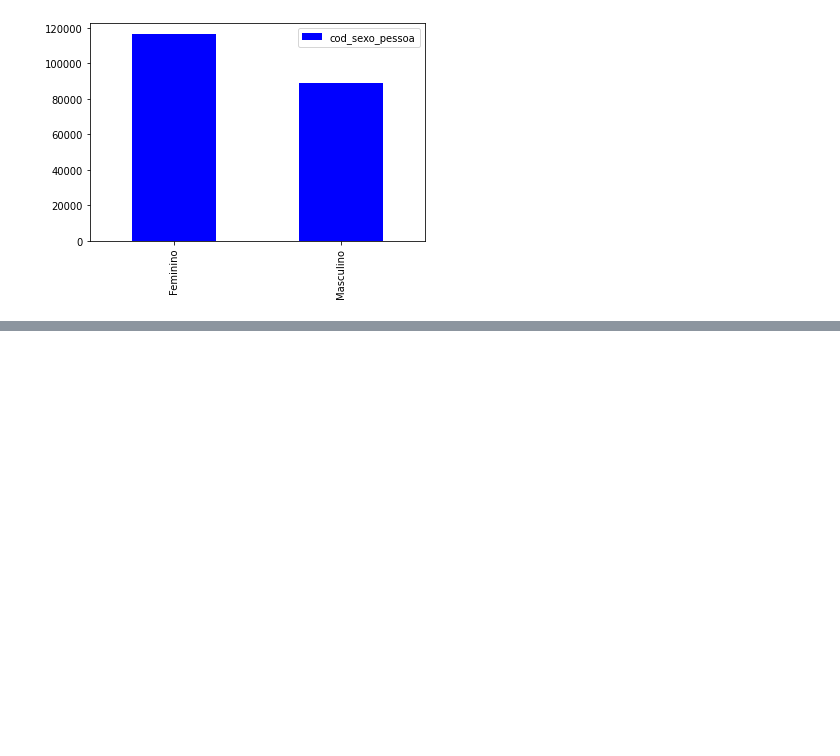
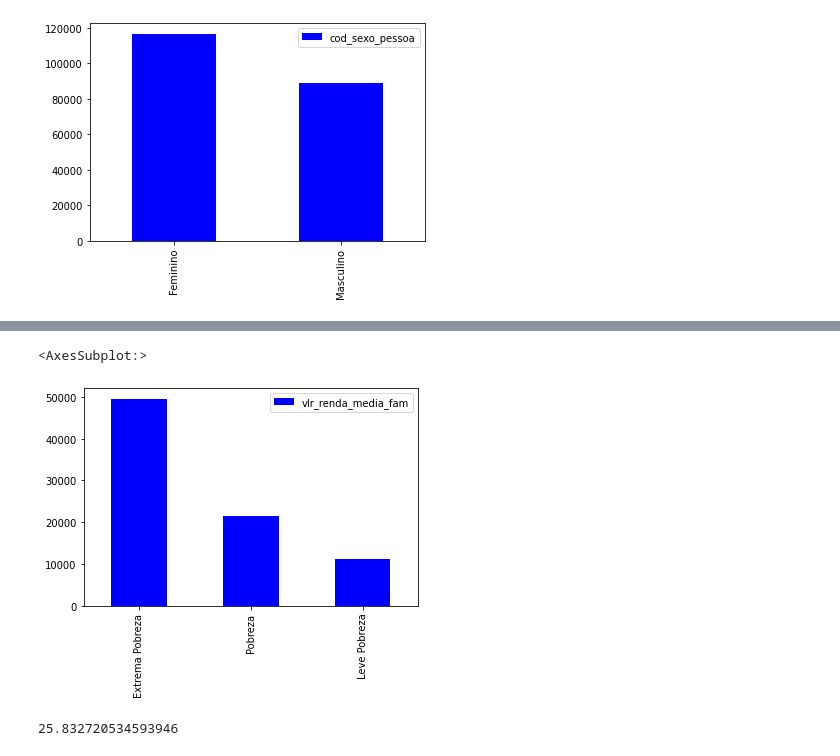
Before and after one commit to brennoliveira/ML-Bolsa-Familia, a Jupyter notebook: Análise_Bolsa_Família.ipynb, the cells around one changed output, grey strips where cells are left out. Cells and saved outputs as stored; diff of their text form; code cells hidden in the pictures; blank space fills up the shorter version.

```diff
--- a/Análise_Bolsa_Família.ipynb
+++ b/Análise_Bolsa_Família.ipynb
@@ -5,8 +5,8 @@ import pandas as pd
 import numpy as np
 import seaborn as sns
 # %%
-df = pd.read_csv('data_familia_sergipe.csv')
-dp = pd.read_csv('data_pessoas_sergipe.csv')
+df = pd.read_csv('datasets/data_familia_sergipe.csv')
+dp = pd.read_csv('datasets/data_pessoas_sergipe.csv')
 # %%
 df.head()
 # 1. NORMALIZAR OS DADOS
@@ -126,0 +134,13 @@ cor_da_raca.plot(kind='bar',color='blue')
+# %%
+df['vlr_renda_media_fam'] = pd.cut(df['vlr_renda_media_fam'], bins=[0, 100.0, 500.0, float('inf')], right=False, labels=['Extrema Pobreza', 'Pobreza', 'Leve Pobreza'])
+
+renda = df['vlr_renda_media_fam'].value_counts().to_frame()
+renda.plot(kind='bar', color='blue')
+# %% [output]
+<AxesSubplot:>
+[figure, added]
+# %%
+# idade média das famílias
+dp['idade'].mean()
+# %% [output]
+25.832720534593946
```
Also changed, not shown: parts of 6 cells of this notebook.
